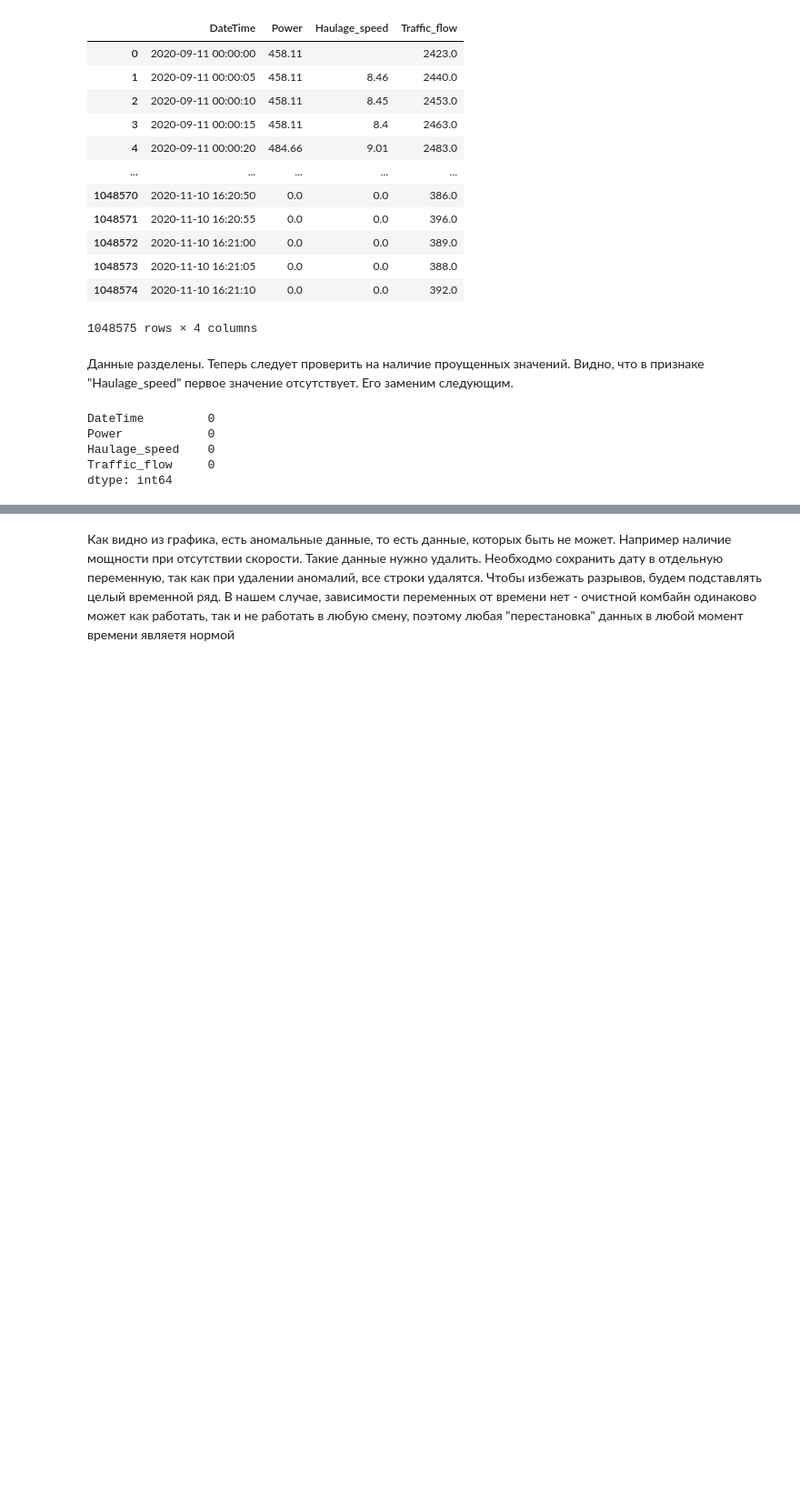
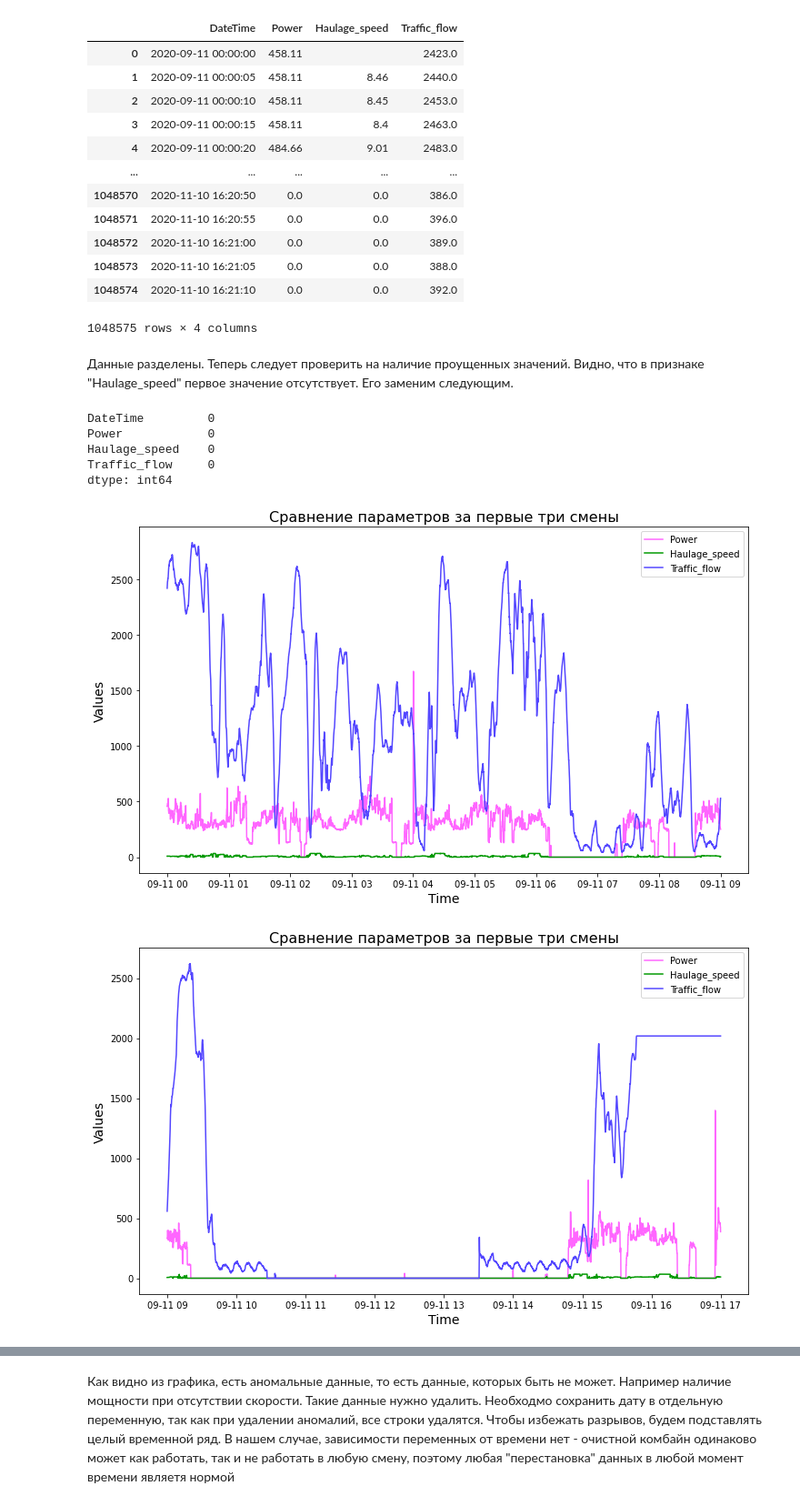
Before and after one commit to Andrey22154/electricity-consumption-prediction, a Jupyter notebook: electricity_consumption_prediction_XGB.ipynb, the cells around one changed output, grey strips where cells are left out. Shown: that part at 91% size. Cells and saved outputs as stored; diff of their text form; code cells hidden in the pictures; blank space fills up the shorter version.

```diff
--- a/electricity_consumption_prediction_XGB.ipynb
+++ b/electricity_consumption_prediction_XGB.ipynb
@@ -80,4 +80,27 @@ data['Haulage_speed'] = data['Haulage_speed'].apply(np.float64)
 
 first_change = data.query("'2020-09-11 00:00:00' <= DateTime < '2020-09-11 09:00:00'")
 second_change = data.query("'2020-09-11 09:00:00' <= DateTime < '2020-09-11 17:00:00'")
-third_change = data.query("'2020-09-11 17:00:00' <= DateTime < '2020-09-11 00:00:00'")
+third_change = data.query("'2020-09-11 17:00:00' <= DateTime < '2020-09-11 23:59:59'")
+# %%
+first_change.index = first_change['DateTime']
+second_change.index = second_change['DateTime']
+third_change.index = third_change['DateTime']
+# %%
+lst_one_day = [first_change, second_change, third_change]
+
+for elem in lst_one_day:
+  plt.figure(figsize = (12, 7))
+  sns.lineplot(data = elem, x = elem.index, y = 'Power', color='#FF66FF', label = 'Power')
+  plt.title('Сравнение параметров за первые три смены', fontsize = 16)
+  plt.xlabel('Time', fontsize = 14)
+  plt.ylabel('Values', fontsize = 14)
+  sns.lineplot(data = elem, x = elem.index, y = 'Haulage_speed', color='#009900', label = 'Haulage_speed')
+  plt.xlabel('Time', fontsize = 14)
+  plt.ylabel('Values', fontsize = 14)
+  sns.lineplot(data = elem, x = elem.index, y = 'Traffic_flow', color='#5346ff', label = 'Traffic_flow')
+  plt.xlabel('Time', fontsize = 14)
+  plt.ylabel('Values', fontsize = 14)
+  plt.show()
+# %% [output]
+[figure, added]
+[figure, added]
```
Also changed, not shown: parts of 3 cells of this notebook.
